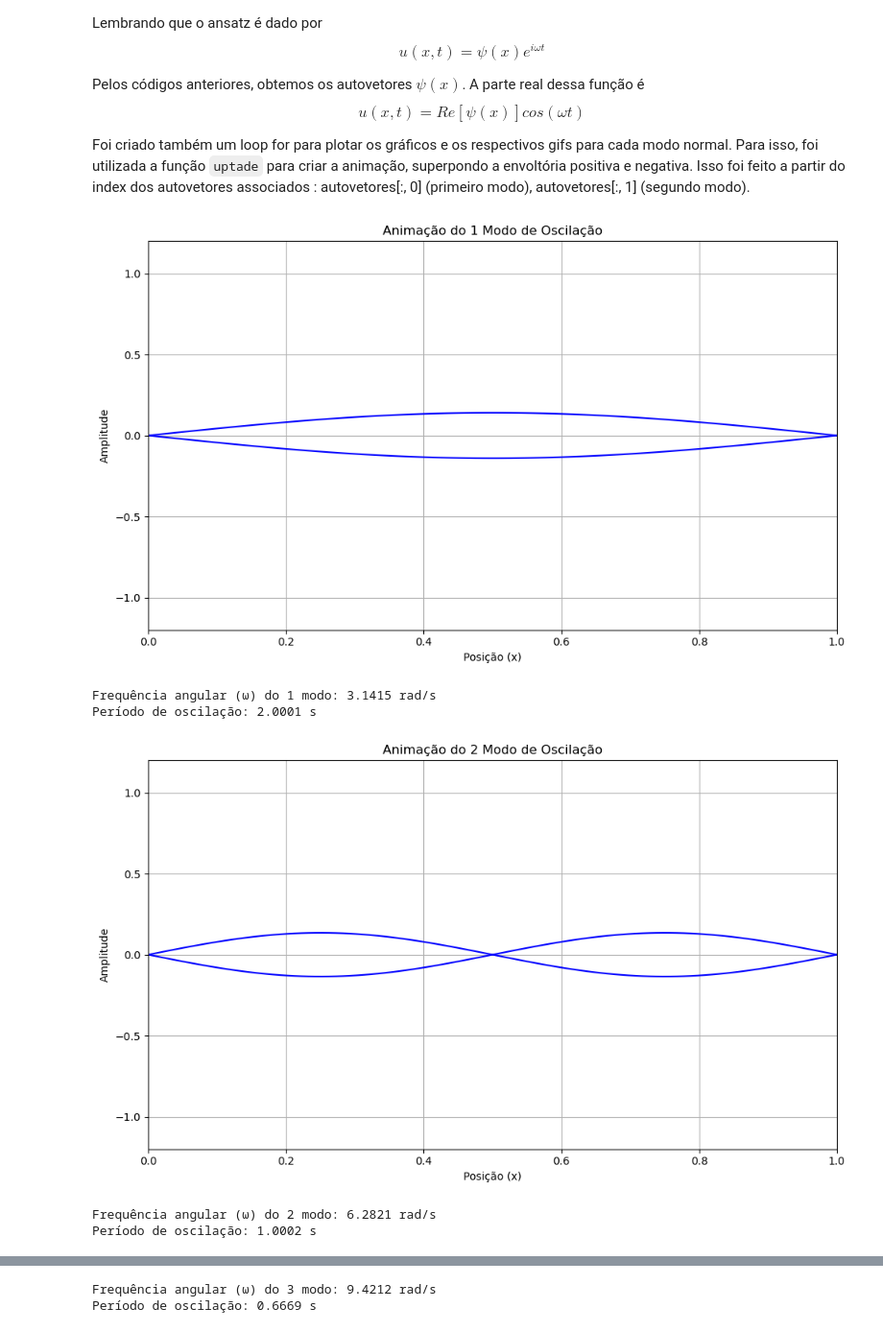
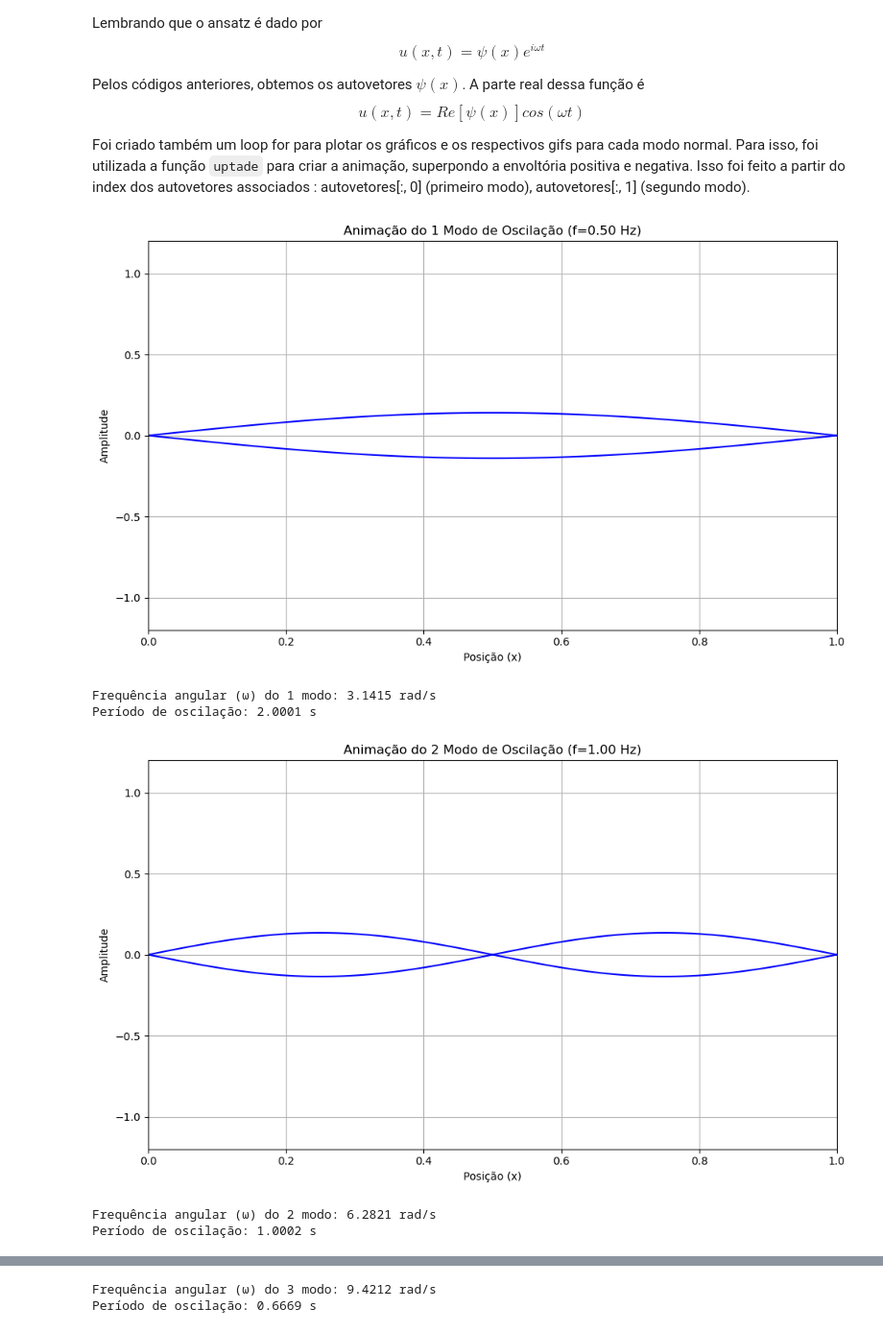
Before and after one commit to JVeloso14/Fisica-computacional-atividades, a Jupyter notebook: atividade 5/Vibrações na corda/atividade_avançada_3E.ipynb, the cells around one changed output, grey strips where cells are left out. Shown: that part at 96% size. Drawn from its saved outputs; the diff is of its cells as text; code cells hidden in the pictures.

```diff
--- a/atividade 5/Vibrações na corda/atividade_avançada_3E.ipynb
+++ b/atividade 5/Vibrações na corda/atividade_avançada_3E.ipynb
@@ -43,37 +43,37 @@ for modo in range(4):
 
     ax.set_xlim(0, L)
     ax.set_ylim(-1.2, 1.2)
     ax.set_xlabel('Posição (x)')
     ax.set_ylabel('Amplitude')
-    ax.set_title(f'Animação do {modo+1} Modo de Oscilação')
+    ax.set_title(f'Animação do {modo+1} Modo de Oscilação (f={omega/(2*np.pi):.2f} Hz)')
     ax.grid(True)
 
     # Função de atualização para animação
     def update(frame):
         t = frame * 0.05  # Controla a velocidade da animação
         amplitude = np.cos(omega * t)
         y = psi * amplitude
         envoltoria_positiva.set_ydata(y)
         envoltoria_negativa.set_ydata(-y)
         envoltoria_positiva.set_color('blue')
         envoltoria_negativa.set_color('blue')
         return envoltoria_positiva,envoltoria_negativa,
 
     ani = FuncAnimation(fig, update, frames=100, interval=50, blit=True)
 
     # Salvar a animação como GIF
     ani.save(f'{modo+1}_modo.gif', writer='pillow', fps=20)
 
     plt.tight_layout()
     plt.show()
 
     # Informações sobre o modo
     print(f"Frequência angular (ω) do {modo+1} modo: {omega:.4f} rad/s")
     print(f"Período de oscilação: {2*np.pi/omega:.4f} s")
 # %% [output]
-[figure, old version]
+[figure, new version]
 Frequência angular (ω) do 1 modo: 3.1415 rad/s
 Período de oscilação: 2.0001 s
-[figure, old version]
+[figure, new version]
 Frequência angular (ω) do 2 modo: 6.2821 rad/s
 Período de oscilação: 1.0002 s
```
Also changed, not shown: parts of 1 cell of this notebook, 9 other files.
